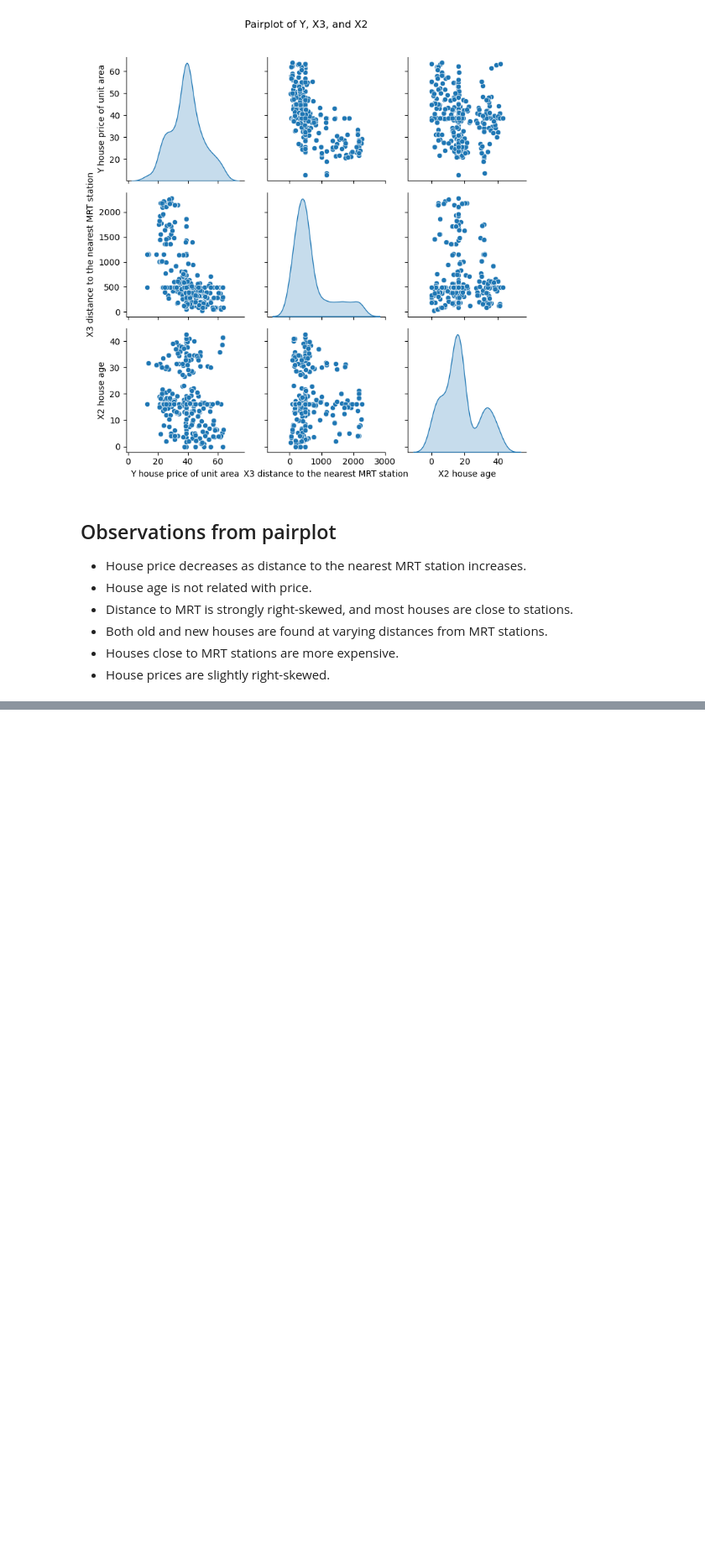
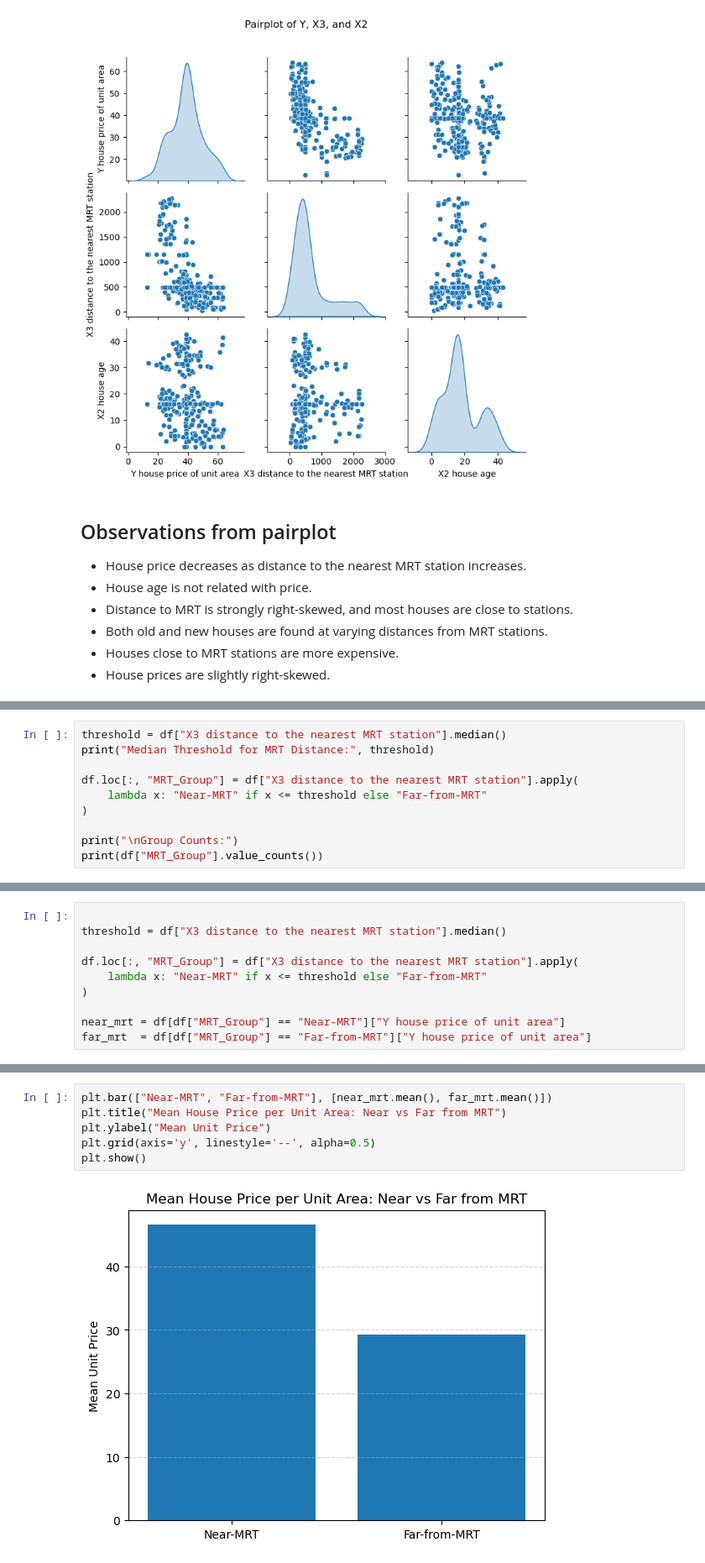
Before and after one commit to Rohit-Pujari/MCSEDatathon, a Jupyter notebook: analysis.ipynb, the cells around one changed output, grey strips where cells are left out. Shown at 84% size. Cells and saved outputs as stored; diff of their text form; blank space fills up the shorter version.

Commit message:
unit 2

```diff
--- a/analysis.ipynb
+++ b/analysis.ipynb
@@ -245,0 +248,10 @@ plt.show()
+# %%
+threshold = df["X3 distance to the nearest MRT station"].median()
+print("Median Threshold for MRT Distance:", threshold)
+
+df.loc[:, "MRT_Group"] = df["X3 distance to the nearest MRT station"].apply(
+    lambda x: "Near-MRT" if x <= threshold else "Far-from-MRT"
+)
+
+print("\nGroup Counts:")
+print(df["MRT_Group"].value_counts())
@@ -245,0 +266,10 @@ plt.show()
+# %%
+
+threshold = df["X3 distance to the nearest MRT station"].median()
+
+df.loc[:, "MRT_Group"] = df["X3 distance to the nearest MRT station"].apply(
+    lambda x: "Near-MRT" if x <= threshold else "Far-from-MRT"
+)
+
+near_mrt = df[df["MRT_Group"] == "Near-MRT"]["Y house price of unit area"]
+far_mrt  = df[df["MRT_Group"] == "Far-from-MRT"]["Y house price of unit area"]
@@ -245,0 +306,8 @@ plt.show()
+# %%
+plt.bar(["Near-MRT", "Far-from-MRT"], [near_mrt.mean(), far_mrt.mean()])
+plt.title("Mean House Price per Unit Area: Near vs Far from MRT")
+plt.ylabel("Mean Unit Price")
+plt.grid(axis='y', linestyle='--', alpha=0.5)
+plt.show()
+# %% [output]
+[figure, added]
```
Also changed, not shown: parts of 5 cells of this notebook, 1 other file.
